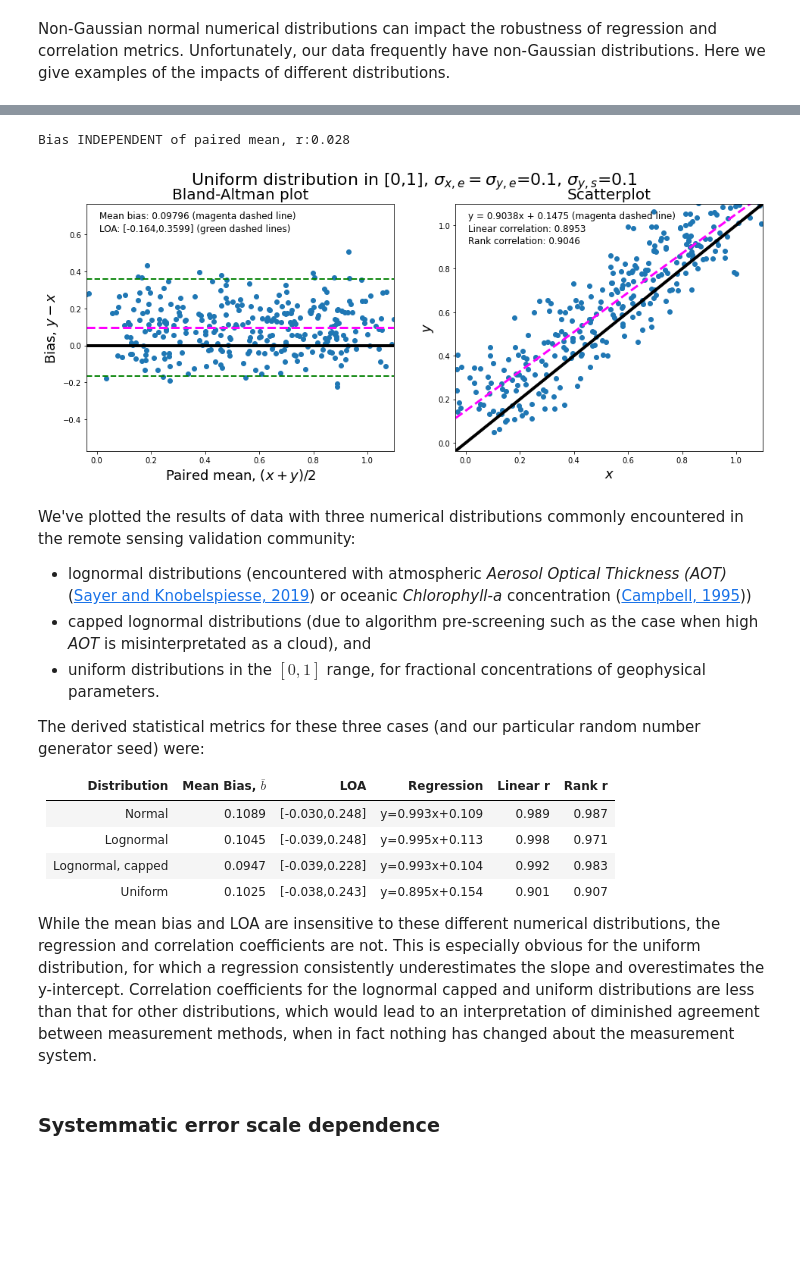
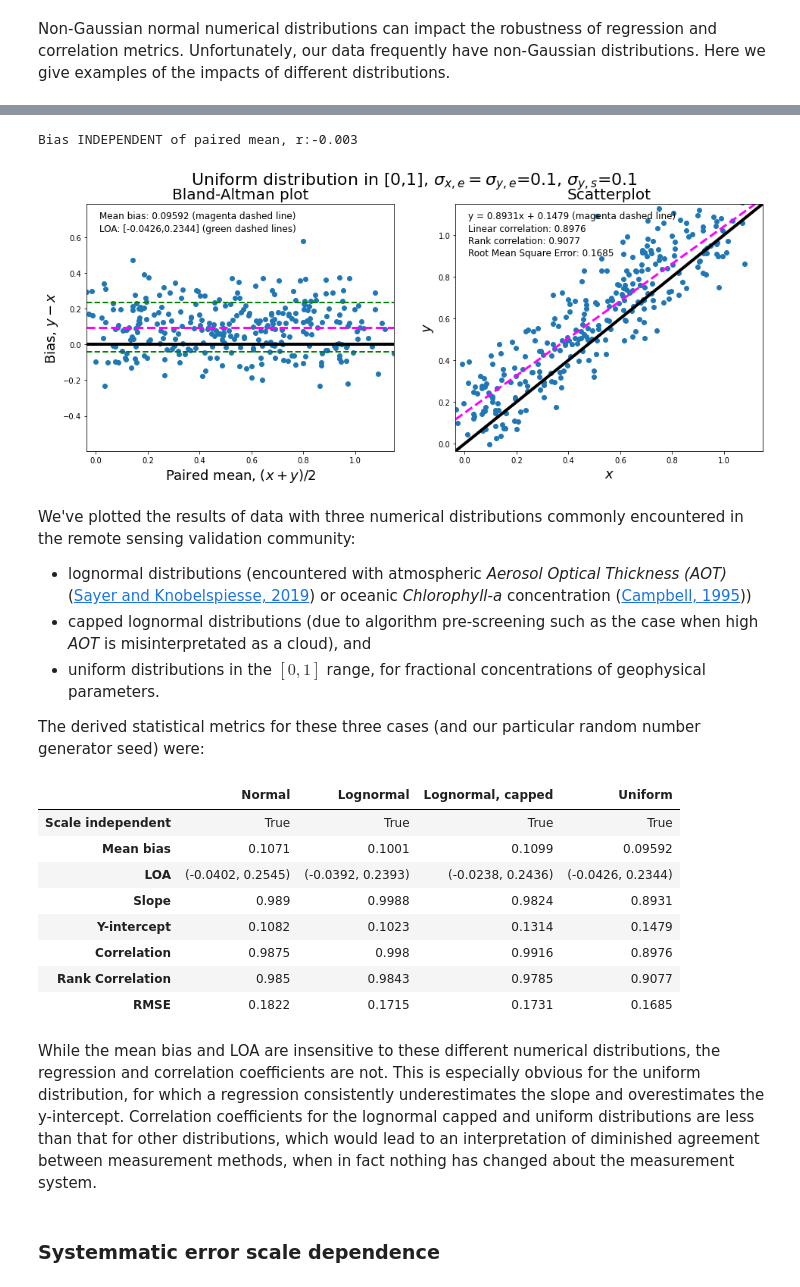
Before and after one commit to knobelsp/BlandAltman, a Jupyter notebook: BlandAltman.ipynb, the cells around one changed output, grey strips where cells are left out. Drawn from its saved outputs; the diff is of its cells as text; code cells hidden in the pictures; blank space fills up the shorter version.

```diff
--- a/BlandAltman.ipynb
+++ b/BlandAltman.ipynb
@@ -52,9 +52,11 @@ from collections import namedtuple
 # scaleindependence: binary result of test for scale independence
 # meanbias: mean bias (NaN if not scale independent)
 # loa: one sigma Limits of agreement ([NaN,NaN] if not scale independent)
-# linregress: linear regression of x vs y, [slope,intercept]
+# slope: linear regression of x vs y, slope
+# yintercept: linear regression of x vs y ,intercept
 # lincorr: linear correlation (pearson rho)
 # rankcorr: rank correlation (spearman rho)
+# rmse: root mean square error
 
 def plot_BAvsScat(x_input,y_input,label='',saveplot=0, scat=0, binscale=1.0):
     #deal with inputs
@@ -102,6 +104,8 @@ def plot_BAvsScat(x_input,y_input,label='',saveplot=0, scat=0, binscale=1.0):
     r_spear=round((spearman_r.correlation)*10000)/10000.
     pearson_r=stats.pearsonr(xx,yy)
     r_pear=round((pearson_r[0])*10000)/10000.
+    rmse_all = np.sqrt(sum(kk**2)/len(kk)) #root mean square error
+    rmse=round(rmse_all*10000)/10000.
 
     #set up colors
     if scat == 0:
@@ -132,6 +136,7 @@ def plot_BAvsScat(x_input,y_input,label='',saveplot=0, scat=0, binscale=1.0):
     txt3='y = '+str(slope)+'x + '+str(intercept)+' ('+fitclr+' dashed line)'
     txt4='Linear correlation: '+str(r_pear)
     txt5='Rank correlation: '+str(r_spear)
+    txt6='Root Mean Square Error: '+str(rmse)
 
     #plotting setup
     fig, (ax1, ax2) = plt.subplots(1, 2,figsize=(16,6))
@@ -191,6 +196,8 @@ def plot_BAvsScat(x_input,y_input,label='',saveplot=0, scat=0, binscale=1.0):
              verticalalignment='center', transform=ax1.transAxes,fontsize=12)
     ax2.text(xax_move+1.24, 0.85, txt5, horizontalalignment='left', color=lineclr,
              verticalalignment='center', transform=ax1.transAxes,fontsize=12)
+    ax2.text(xax_move+1.24, 0.80, txt6, horizontalalignment='left', color=lineclr,
+             verticalalignment='center', transform=ax1.transAxes,fontsize=12)
 
     #save figure if savefig=1
     if saveplot == 1:
@@ -209,14 +216,16 @@ def plot_BAvsScat(x_input,y_input,label='',saveplot=0, scat=0, binscale=1.0):
         loa=(float("NAN"),float("NAN"))
         meanbias=float("NAN")
 
-    output = namedtuple("BlandAltman", ["scaleindependence","meanbias","loa","linregress","lincorr","rankcorr"])
+    output = namedtuple("BlandAltman", ["scaleindependence","meanbias","loa","slope","yintercept","lincorr","rankcorr","rmse"])
     return output(
         ba_independ,
         meanbias,
         loa,
-        (regress_result.slope,regress_result.intercept),
-        r_pear,
-        r_spear,
+        regress_result.slope,
+        regress_result.intercept,
+        pearson_r[0],
+        spearman_r.correlation,
+        rmse_all,
     )
 # %% [markdown]
 ### The Bland-Altman technique
@@ -336,8 +345,8 @@ yy= source + yy_error_rand + yy_error_syst #y is the true value (source) plus  e
 
 ba_uniform_bias=plot_BAvsScat(xx,yy,label='Uniform distribution in [0,1], $\sigma_{x,e}=\sigma_{y,e}$=0.1, $\sigma_{y,s}$=0.1',scat=1)
 # %% [output]
-Bias INDEPENDENT of paired mean, r:0.028
+Bias INDEPENDENT of paired mean, r:-0.003
-[figure, old version]
+[figure, new version]
 # %% [markdown]
 We've plotted the results of data with three numerical distributions commonly encountered in the remote sensing validation community:
 
@@ -346,15 +355,25 @@ We've plotted the results of data with three numerical distributions commonly en
  - uniform distributions in the $[0,1]$ range, for fractional concentrations of geophysical parameters.
 
 The derived statistical metrics for these three cases (and our particular random number generator seed) were:
-
-Distribution | Mean Bias, $\bar{b}$ | LOA            | Regression | Linear r  | Rank r
--------------|-----------|----------------|------------|-----------|-------
-Normal       | 0.1089    | [-0.030,0.248] | y=0.993x+0.109 | 0.989 | 0.987
-Lognormal    | 0.1045    | [-0.039,0.248] | y=0.995x+0.113 | 0.998 | 0.971
-Lognormal, capped| 0.0947    | [-0.039,0.228] | y=0.993x+0.104 | 0.992 | 0.983
-Uniform      | 0.1025    | [-0.038,0.243] | y=0.895x+0.154 | 0.901 | 0.907
-
-While the mean bias and LOA are insensitive to these different numerical distributions, the regression and correlation coefficients are not. This is especially obvious for the uniform distribution, for which a regression consistently underestimates the slope and overestimates the y-intercept. Correlation coefficients for the lognormal capped and uniform distributions are less than that for other distributions, which would lead to an interpretation of diminished agreement between measurement methods, when in fact nothing has changed about the measurement system.
+# %%
+dat={'Normal':ba_norm_bias, 'Lognormal':ba_lognorm_bias, 'Lognormal, capped':ba_lognormcap_bias, 'Uniform':ba_uniform_bias}
+
+df = pd.DataFrame(dat, index=['Scale independent','Mean bias','LOA','Slope','Y-intercept','Correlation','Rank Correlation','RMSE'])
+
+pd.set_option('display.precision', 4)
+df
+# %% [output]
+|  | Normal | Lognormal | Lognormal, capped | Uniform |
+| Scale independent | True | True | True | True |
+| Mean bias | 0.1071 | 0.1001 | 0.1099 | 0.09592 |
+| LOA | (-0.0402, 0.2545) | (-0.0392, 0.2393) | (-0.0238, 0.2436) | (-0.0426, 0.2344) |
+| Slope | 0.989 | 0.9988 | 0.9824 | 0.8931 |
+| Y-intercept | 0.1082 | 0.1023 | 0.1314 | 0.1479 |
+| Correlation | 0.9875 | 0.998 | 0.9916 | 0.8976 |
+| Rank Correlation | 0.985 | 0.9843 | 0.9785 | 0.9077 |
+| RMSE | 0.1822 | 0.1715 | 0.1731 | 0.1685 |
+# %% [markdown]
+While the mean bias and LOA are insensitive to these different numerical distributions, the regression and correlation coefficients are not. This is especially obvious for the uniform distribution, for which a regression consistently underestimates the slope and overestimates the y-intercept. Correlation coefficients for the lognormal capped and uniform distributions are less than that for other distributions, which would lead to an interpretation of diminished agreement between measurement methods, when in fact nothing has changed about the measurement system.
 # %% [markdown]
 ### Systemmatic error scale dependence
 # %% [markdown]
```
Also changed, not shown: parts of 6 cells of this notebook.
